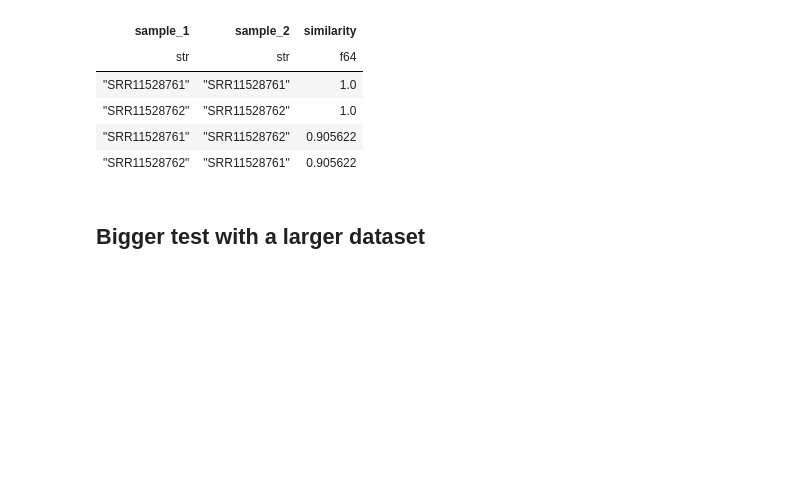
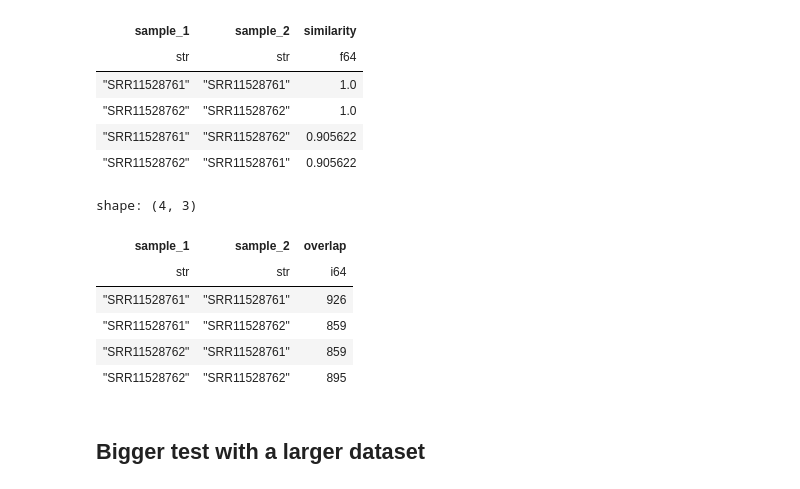
Before and after one commit to openpaul/customPythonBioinfotools, a Jupyter notebook: examples/ruzicka.ipynb, the cells around one changed output. Drawn from its saved outputs; the diff is of its cells as text; code cells hidden in the pictures; blank space fills up the shorter version.

```diff
--- a/examples/ruzicka.ipynb
+++ b/examples/ruzicka.ipynb
@@ -48,6 +46,22 @@ shape: (4, 3)
 | "SRR11528762" | "SRR11528762" | 1.0 |
 | "SRR11528761" | "SRR11528762" | 0.905622 |
 | "SRR11528762" | "SRR11528761" | 0.905622 |
+# %%
+clone_overlap(
+    df_count,
+    feature_columns=["v_call_heavy", "j_call_heavy", "junction_aa_heavy"],
+    count_column="count",
+    sample_column="sample_id",
+    fraction=False,
+)
+# %% [output]
+shape: (4, 3)
+| sample_1 | sample_2 | overlap |
+| str | str | i64 |
+| "SRR11528761" | "SRR11528761" | 926 |
+| "SRR11528761" | "SRR11528762" | 859 |
+| "SRR11528762" | "SRR11528761" | 859 |
+| "SRR11528762" | "SRR11528762" | 895 |
 # %% [markdown]
 ## Bigger test with a larger dataset
 # %%
```
Also changed, not shown: parts of 7 cells of this notebook, 5 other files.
